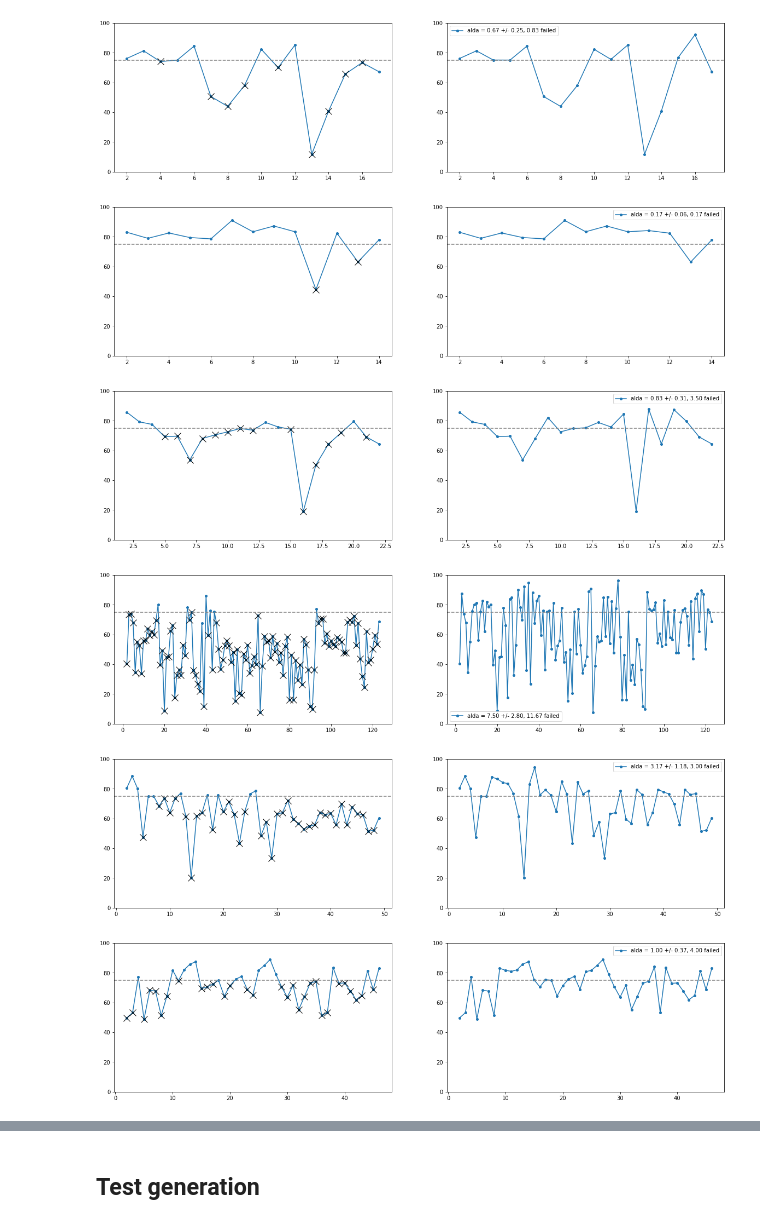
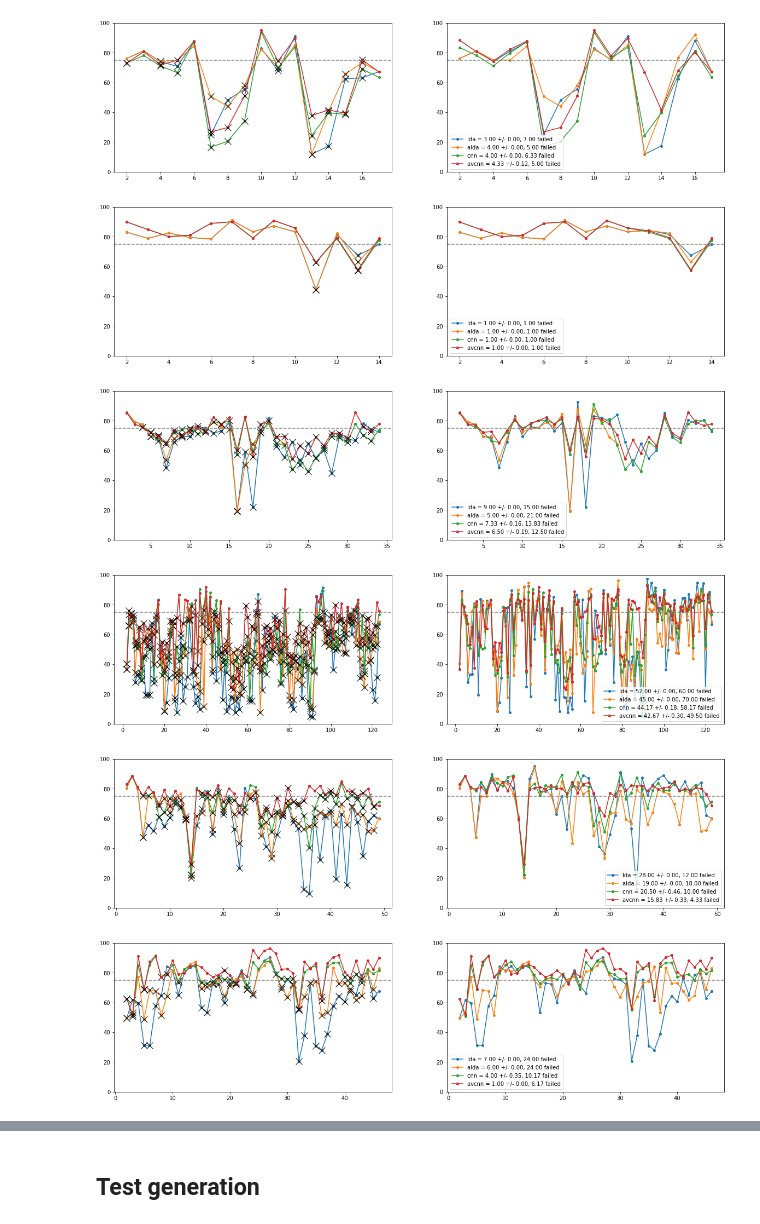
Before and after one commit to yuniteh/adaptive, a Jupyter notebook: python/main.ipynb, the cells around one changed output, grey strips where cells are left out. Drawn from its saved outputs; the diff is of its cells as text; code cells hidden in the pictures.

```diff
--- a/python/main.ipynb
+++ b/python/main.ipynb
@@ -447,7 +483,7 @@ iter = 6
 test_accuracy = tf.keras.metrics.CategoricalAccuracy(name='test_accuracy')
 plot_mod = ['lda','alda','cnn','acnn03','avcnn','crcnn']
 plot_mod = ['lda','alda','cnn','avcnn']
-plot_mod = ['alda']
+# plot_mod = ['alda']
 for plot_i in range(1):
     for sub in range(7):
         it_acc = []
@@ -466,6 +502,7 @@ for plot_i in range(1):
                 with open(subs[sub] + '_' + str(it) + '_r_accs.p','rb') as f:
                     all_acc, all_recal, all_val, all_prev, all_train, all_times, _, mod_tot, c_weights, v_weights, cl_wc, scaler_0, emg_scale = pickle.load(f)
 
+            lda_ind = mod_tot.index('alda') + 1
             all_acc[all_acc==0] = np.nan
             all_val[all_val==0] = np.nan
             all_prev[all_prev==0] = np.nan
@@ -480,13 +517,13 @@ for plot_i in range(1):
             it_train.append(all_train)
             it_times.append(all_times)
 
-            it_acc[it][:,:2] = it_acc[0][:,:2]
-            it_recal[it][:2] = it_recal[0][:2]
-            it_fail[it][:2] = it_fail[0][:2]
-            it_val[it][:,:2] = it_val[0][:,:2]
-            it_prev[it][:,:2] = it_prev[0][:,:2]
-            it_train[it][:,:2] = it_train[0][:,:2]
-            it_times[it][:,:2] = it_times[0][:,:2]
+            it_acc[it][:,:lda_ind] = it_acc[0][:,:lda_ind]
+            it_recal[it][:lda_ind] = it_recal[0][:lda_ind]
+            it_fail[it][:lda_ind] = it_fail[0][:lda_ind]
+            it_val[it][:,:lda_ind] = it_val[0][:,:lda_ind]
+            it_prev[it][:,:lda_ind] = it_prev[0][:,:lda_ind]
+            it_train[it][:,:lda_ind] = it_train[0][:,:lda_ind]
+            it_times[it][:,:lda_ind] = it_times[0][:,:lda_ind]
 
 
         it_acc2 = cp.deepcopy(it_acc)
@@ -496,6 +533,8 @@ for plot_i in range(1):
             # print(it_acc2[i].shape)
             # print(ave_val.shape)
             it_acc2[i][(it_acc[i]< 0) & (it_val[i] > 75)]= it_val[i][(it_acc[i]< 0)& (it_val[i] > 75)]
+            # it_acc2[i][(it_acc[i]< 0)]= it_val[i][(it_acc[i]< 0)]
+
 
         ave_acc2 = np.nanmean(np.abs(np.array(it_acc2)),axis=0)
         ave_acc = np.nanmean(np.abs(np.array(it_acc)),axis=0)
@@ -507,36 +546,36 @@ for plot_i in range(1):
         ave_fail = np.nanmean(np.array(it_fail),axis=0)
 
         std_acc2 = np.nanstd(np.abs(np.array(it_acc2)),axis=0)/np.sum(~np.isnan(np.array(it_acc2)),axis=0)
         std_acc = np.nanstd(np.abs(np.array(it_acc)),axis=0)/np.sum(~np.isnan(np.array(it_acc)),axis=0)
         std_val = np.nanstd(np.abs(np.array(it_val)),axis=0)/np.sum(~np.isnan(np.array(it_val)),axis=0)
         std_prev = np.nanstd(np.abs(np.array(it_prev)),axis=0)/np.sum(~np.isnan(np.array(it_prev)),axis=0)
         std_train = np.nanstd(np.abs(np.array(it_train)),axis=0)/np.sum(~np.isnan(np.array(it_train)),axis=0)
         std_times = np.nanstd(np.abs(np.array(it_times)),axis=0)/np.sum(~np.isnan(np.array(it_times)),axis=0)
         std_recal = np.nanstd(np.array(it_recal),axis=0)/np.sum(~np.isnan(np.array(it_recal)),axis=0)
         std_fail = np.nanstd(np.array(it_fail),axis=0)/np.sum(~np.isnan(np.array(it_fail)),axis=0)
 
         fig, ax = plt.subplots(1,2,figsize=(20,5))
         for mod in plot_mod:
             plot_ind = mod_tot.index(mod)
             # ax.plot(ave_acc[2:,plot_ind],'.-',label= mod + ' = '+ str(ave_recal[plot_ind,0]) + ' +/- ' + str(std_recal[plot_ind,0]))
             x = ~np.isnan(ave_val[:,plot_ind])
             # ave_acc2 = cp.deepcopy(ave_acc)
             # ave_acc[x,plot_ind] = ave_val[x,plot_ind]
 
             ax[0].plot(ave_acc[:,plot_ind],'.-',ms=8,label= mod + ' = '+ "{:.2f}".format(ave_recal[plot_ind]) + ' +/- ' + "{:.2f}".format(std_recal[plot_ind]) + ', ' + "{:.2f}".format(ave_fail[plot_ind]) +' failed')#str(std_recal[plot_ind,0]))
             ax[0].plot(np.squeeze(np.where(x)),ave_acc[x,plot_ind],'kx',ms=12)
             ax[1].plot(ave_acc2[:,plot_ind],'.-',ms=8,label= mod + ' = '+ "{:.2f}".format(ave_recal[plot_ind]) + ' +/- ' + "{:.2f}".format(std_recal[plot_ind])+ ', ' + "{:.2f}".format(ave_fail[plot_ind]) + ' failed')#+ str(std_recal[plot_ind,0]))
             # ax.plot(np.squeeze(np.where(x)), ave_val[~np.isnan(ave_val[:,plot_ind]),plot_ind],'.-',ms=8,label= mod + ' = '+ str(ave_recal[plot_ind,0]) + ' +/- ' + str(std_recal[plot_ind,0]))
             # plt.fill_between(np.arange(ave_acc[2:,plot_ind].shape[0]),ave_acc[2:,plot_ind]-std_acc[2:,plot_ind],ave_acc[2:,plot_ind]+std_acc[2:,plot_ind],alpha=.3)
         ax[1].legend()
         for i in range(2):
             ax[i].axhline(75, ls='--', color='grey')
             ax[i].set_ylim([0,100])
         # ax[1].axhline(75, ls='--', color='grey')
 # %% [output]
-[figure, old version]
+[figure, new version]
-[figure, old version]
+[figure, new version]
-[figure, old version]
+[figure, new version]
-[figure, old version]
+[figure, new version]
-[figure, old version]
+[figure, new version]
-[figure, old version]
+[figure, new version]
```
Also changed, not shown: parts of 3 cells of this notebook.
